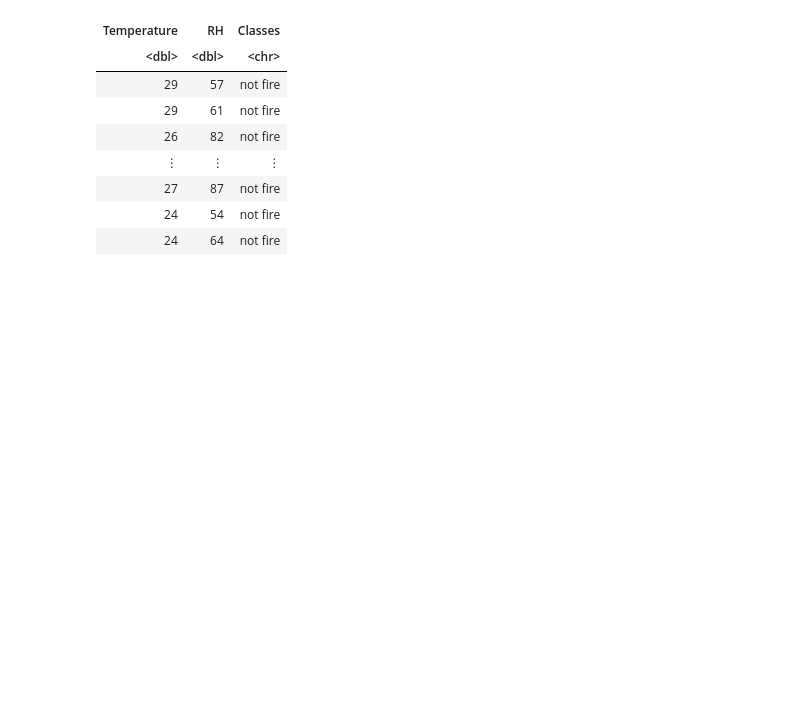
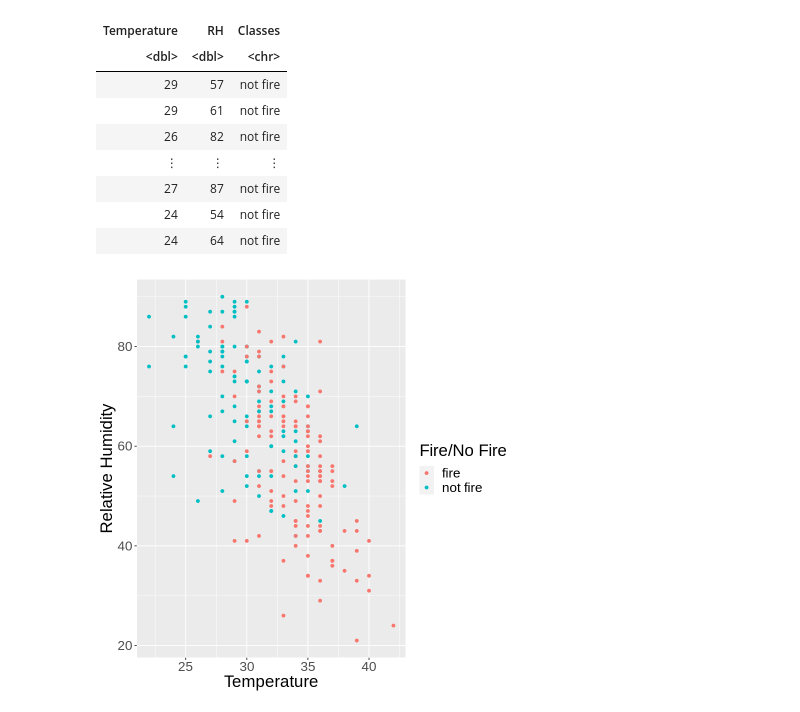
Before and after one commit to AKNeyugn/dsci100-002-group9-project, a Jupyter notebook: project_proposal.ipynb, the cells around one changed output. Saved outputs shown, nothing was run; the diff lists cells and outputs as text; code cells hidden in the pictures; blank space fills up the shorter version.

Commit message:
Added Title, Intro, Outcome
I just moved what we've written in google doc into the markdown cells, and then also created a plot to show how temperature and RH are related to fire/no fire.

```diff
--- a/project_proposal.ipynb
+++ b/project_proposal.ipynb
@@ -86,3 +103,11 @@ A tibble: 243 × 3
 | 27 | 87 | not fire |
 | 24 | 54 | not fire |
 | 24 | 64 | not fire |
+# %%
+Algerian_plot <- ggplot (Algerian_data, aes(x = Temperature, y = RH, color = Classes)) +
+                    geom_point() +
+                    labs(x = "Temperature", y = "Relative Humidity", color = "Fire/No Fire") +
+                    theme(text = element_text(size = 20))
+Algerian_plot #A plot showing how the variables are related
+# %% [output]
+[figure, added]
```
Also changed, not shown: parts of 7 cells of this notebook.
